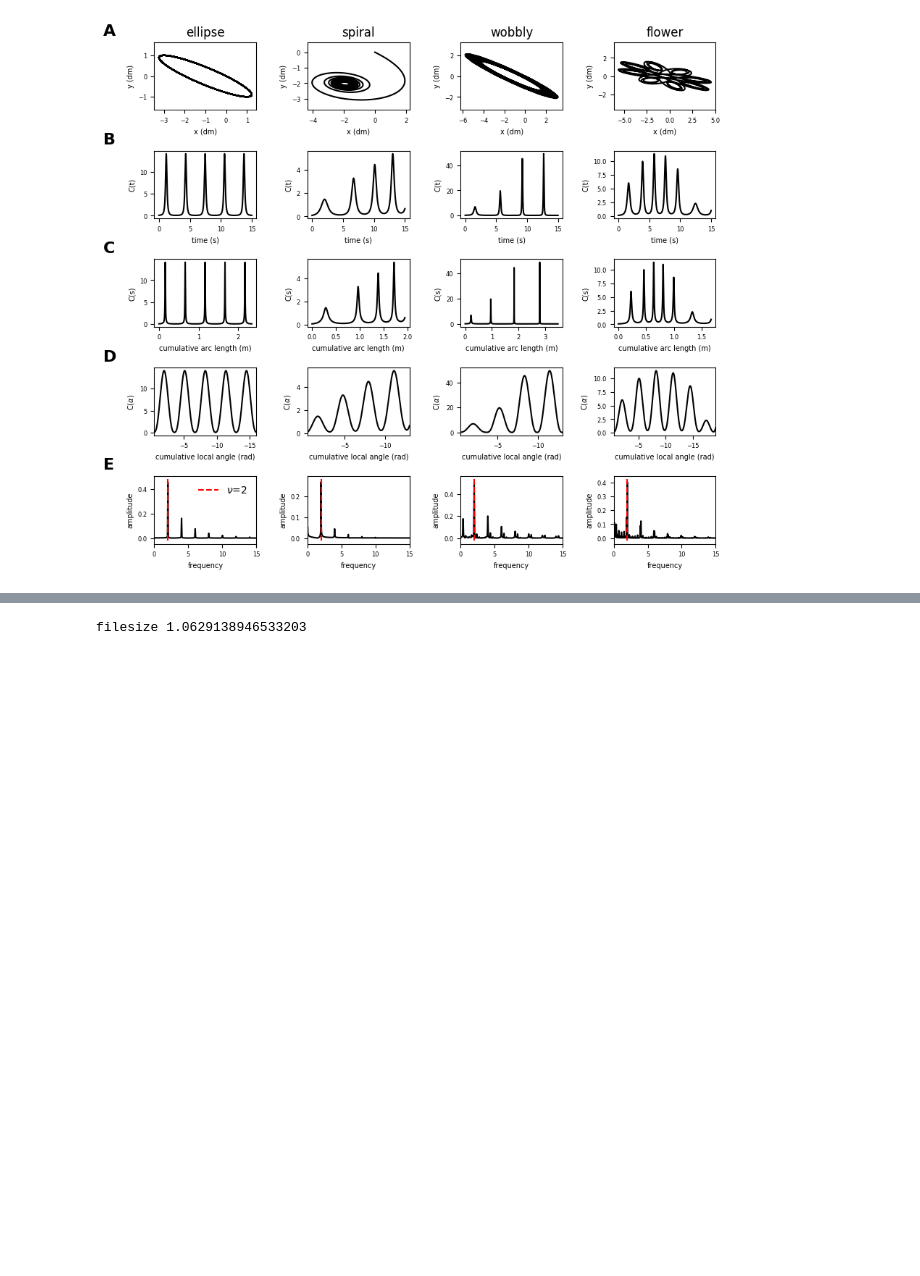
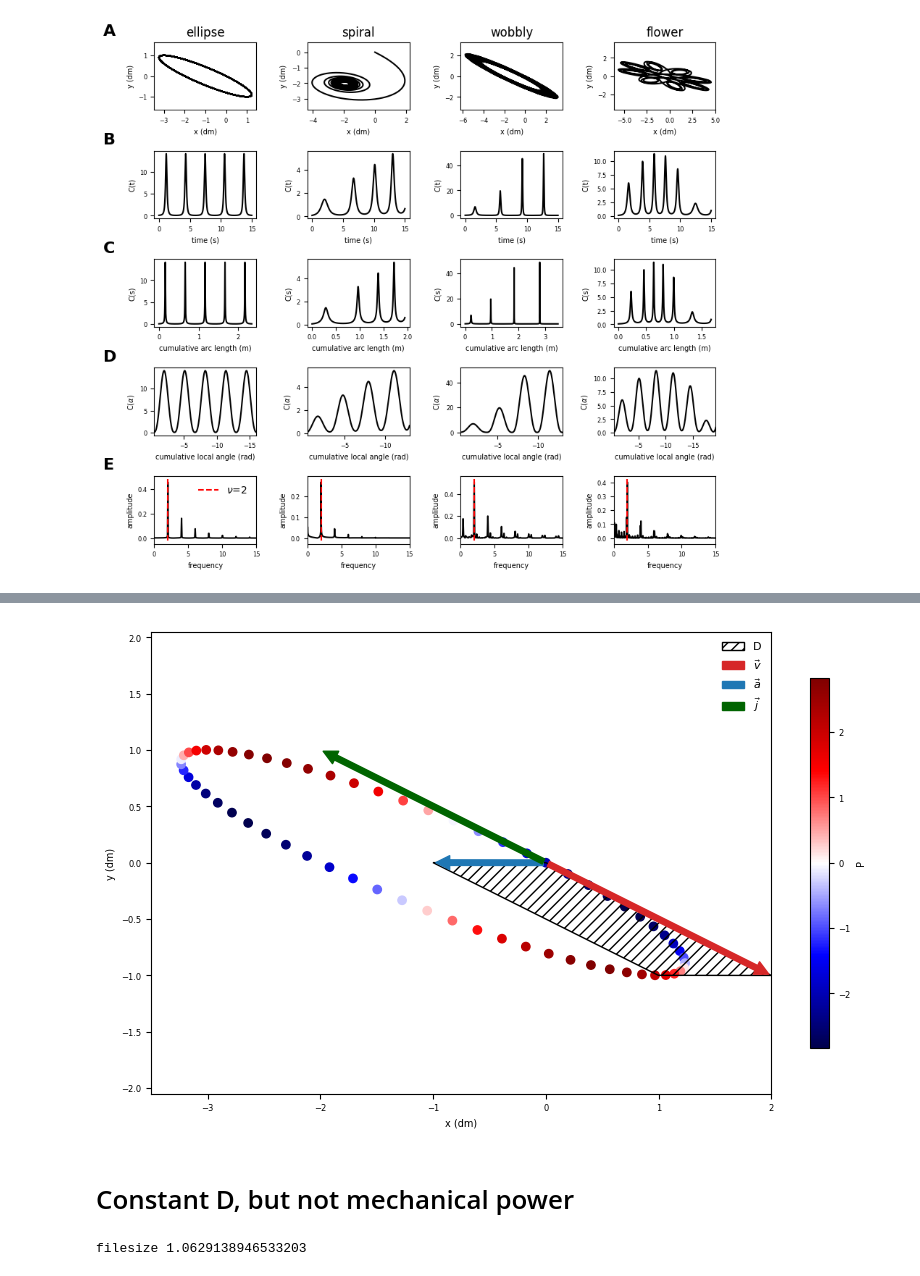
Before and after one commit to adam-matic/purity_scaling_optimality, a Jupyter notebook: Purity,_scaling_and_optimality.ipynb, the cells around one changed output, grey strips where cells are left out. Cells and saved outputs as stored; diff of their text form; code cells hidden in the pictures; blank space fills up the shorter version.

```diff
--- a/Purity,_scaling_and_optimality.ipynb
+++ b/Purity,_scaling_and_optimality.ipynb
@@ -574,3 +569,13 @@ def plot_vectors(f, a, curve_data, tk = arange(0, 6300, 100), index = 0,  animat
+# %%
+fig, ax = subplots(1,1, figsize=(10, 6))
+axis_lims = [-3.5, 2, -1.5, 1.5]
+anim = plot_vectors(fig, ax, curves.ellipse, axis_lims = axis_lims, animate=True)
+anim.save('ellipse.mp4', fps=10, extra_args=['-vcodec', 'libx264'])
+files.download('ellipse.mp4')
+# %% [output]
+[figure, added]
+# %% [markdown]
+# Constant D, but not mechanical power
 # %%
 style.use("default")
 matplotlib.rcParams['xtick.labelsize'] = 6
```
Also changed, not shown: parts of 21 cells of this notebook.
